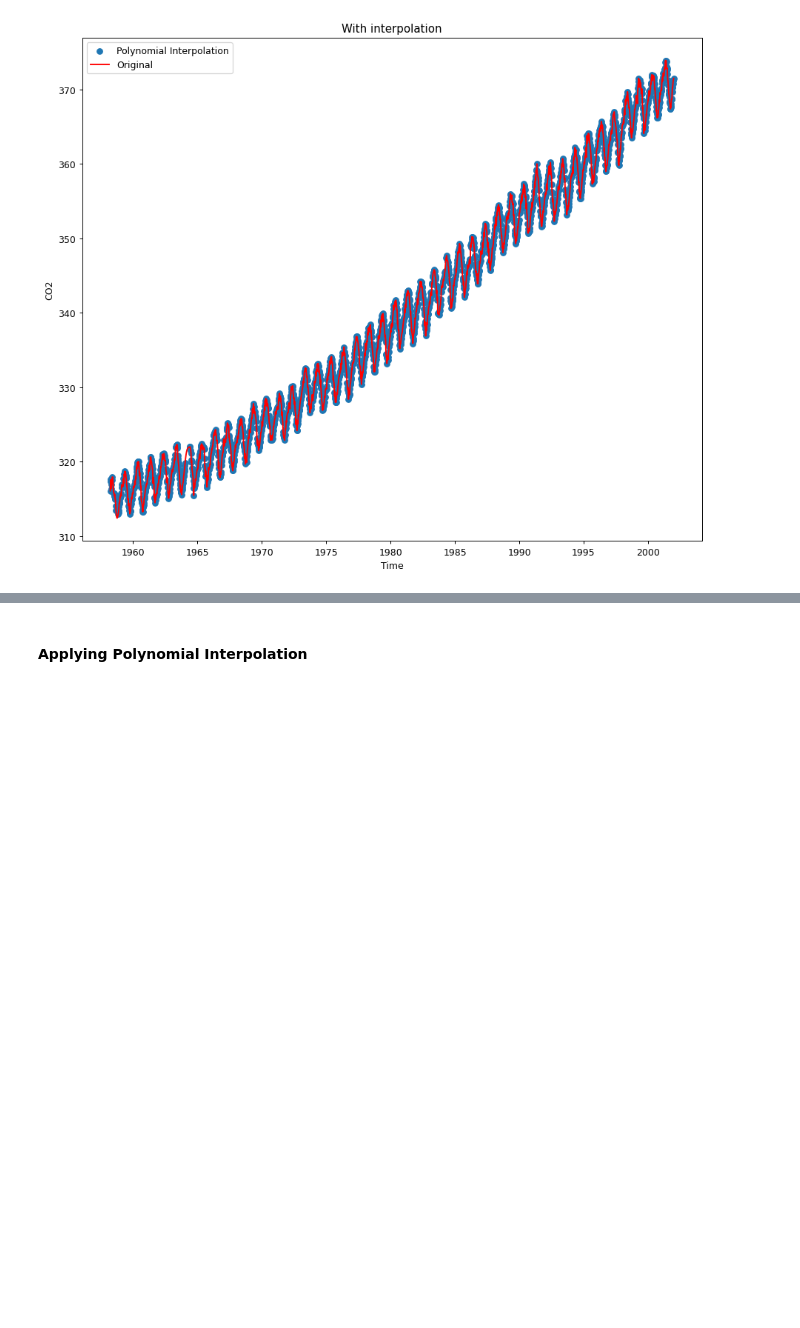
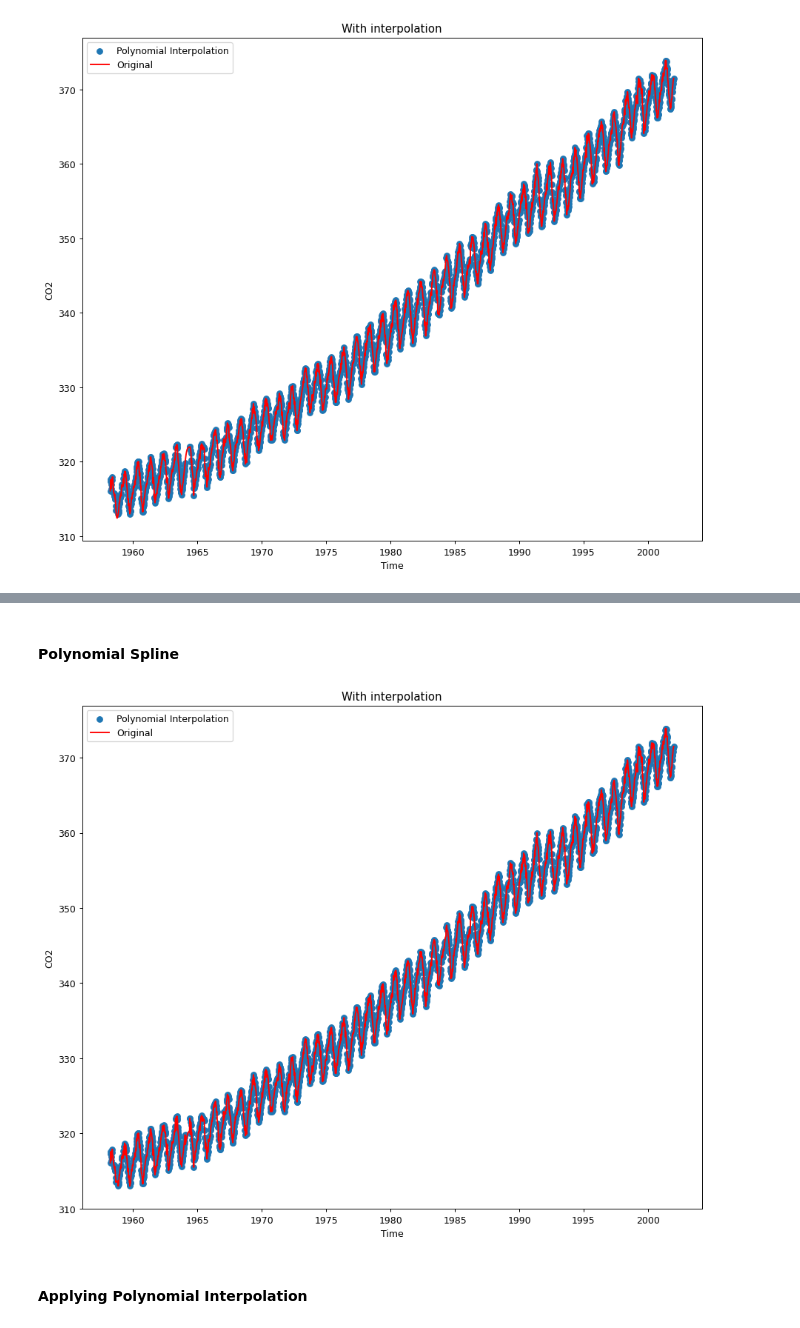
Before and after one commit to ThierrryScotto/Time-Series-Forecasting-Atmospheric-CO2, a Jupyter notebook: Time_Series_Forecasting_Atmospheric_CO2.ipynb, the cells around one changed output, grey strips where cells are left out. Cells and saved outputs as stored; diff of their text form; code cells hidden in the pictures; blank space fills up the shorter version.

```diff
--- a/Time_Series_Forecasting_Atmospheric_CO2.ipynb
+++ b/Time_Series_Forecasting_Atmospheric_CO2.ipynb
@@ -189,3 +203,12 @@ plot_interpolation(dataset_origin, polynomial_interpolate, "Polynomial Interpola
+# %% [markdown]
+#### Polynomial Spline
+# %%
+polynomial_spline_interpolate = dataset.interpolate(method="spline", order=5)
+# %%
+plot_interpolation(dataset_origin, polynomial_spline_interpolate, "Polynomial Interpolation", "Original",
+                   "Time", "CO2", "With interpolation")
+# %% [output]
+[figure, added]
 # %% [markdown]
 #### Applying Polynomial Interpolation
 # %%
```
Also changed, not shown: parts of 26 cells of this notebook.
